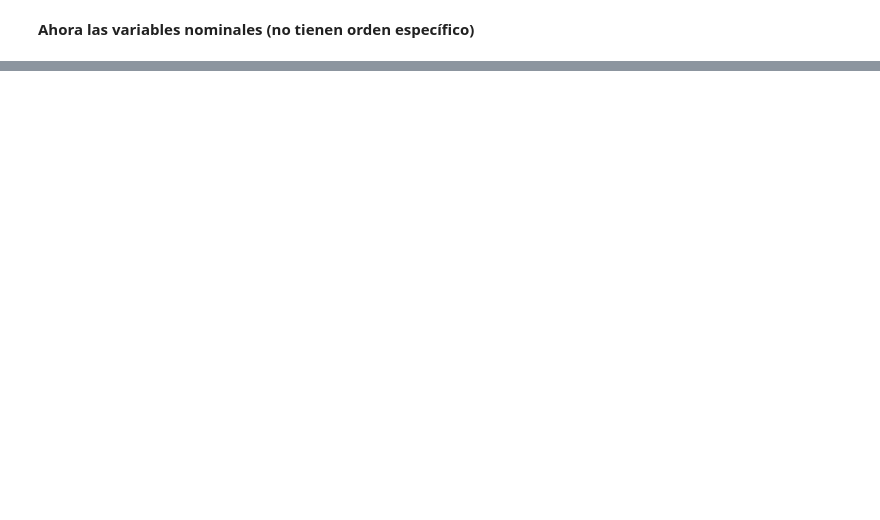
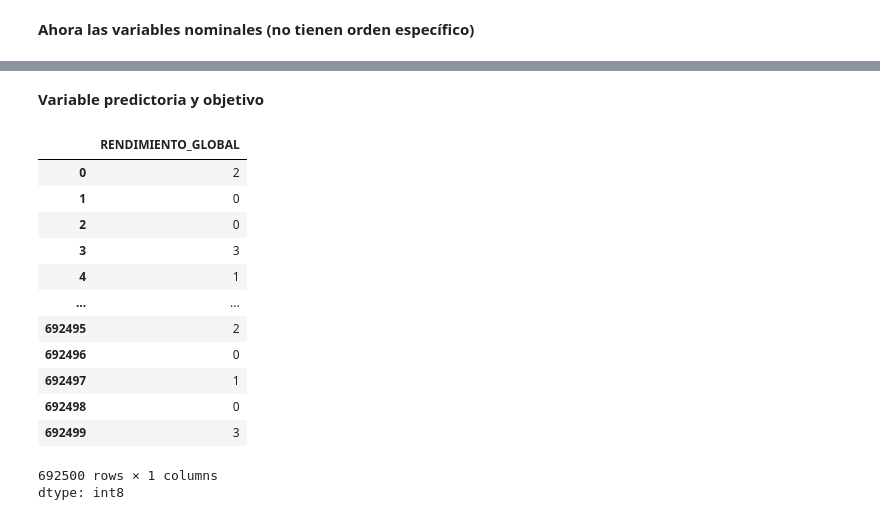
Before and after one commit to CarlosMejia07/Proyecto-Kaggle-UdeA-20252, a Jupyter notebook: 02 - preprocesado.ipynb, the cells around one changed output, grey strips where cells are left out. Cells and saved outputs as stored; diff of their text form; code cells hidden in the pictures; blank space fills up the shorter version.

```diff
--- a/02 - preprocesado.ipynb
+++ b/02 - preprocesado.ipynb
@@ -158,0 +183,20 @@ z_clean[cols_ordinales] = scaler.fit_transform(z_clean[cols_ordinales])
+# %% [markdown]
+**Variable predictoria y objetivo**
+# %%
+X = z_clean.drop(columns=['RENDIMIENTO_GLOBAL'])
+y = z_clean['RENDIMIENTO_GLOBAL']
+# %% [output]
+|  | RENDIMIENTO_GLOBAL |
+| 0 | 2 |
+| 1 | 0 |
+| 2 | 0 |
+| 3 | 3 |
+| 4 | 1 |
+| ... | ... |
+| 692495 | 2 |
+| 692496 | 0 |
+| 692497 | 1 |
+| 692498 | 0 |
+| 692499 | 3 |
+692500 rows × 1 columns
+dtype: int8
```
Also changed, not shown: parts of 6 cells of this notebook.
